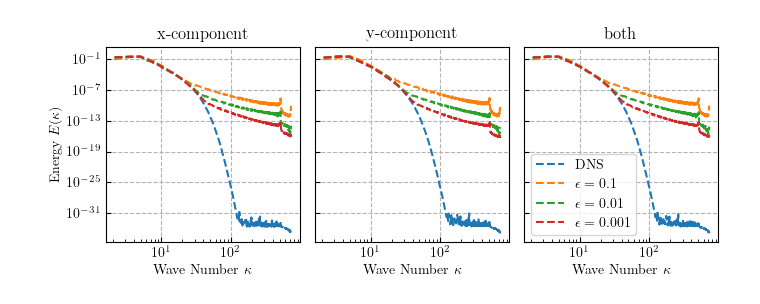
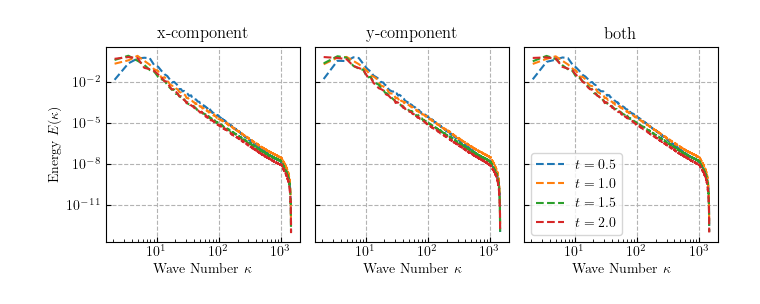
Before and after one commit to leolettuce/QIFS, a Jupyter notebook: Analysis/Energy_Spectrum_Analysis/tke.ipynb, the cells around one changed output. Cells and saved outputs as stored; diff of their text form; code cells hidden in the pictures.

Commit message:
updated energy spectrum analysis

```diff
--- a/Analysis/Energy_Spectrum_Analysis/tke.ipynb
+++ b/Analysis/Energy_Spectrum_Analysis/tke.ipynb
@@ -1,15 +1,24 @@
 # %%
 import numpy as np
 import matplotlib.pyplot as plt
+import os
 import matplotlib.transforms as mtransforms
+import matplotlib
+from scipy.optimize import curve_fit
+import json
+import tikzplotlib as tpl
+from TN_utils import *
 
 plt.rcParams['text.latex.preamble']=r"\usepackage{lmodern}"
 #Options
 params = {'text.usetex' : True,
           'font.size' : 10,
-          'font.family' : 'lmodern'
+          'font.family' : 'lmodern',
+          'text.latex.preamble' : r'\usepackage{amsmath}'
           }
 plt.rcParams.update(params)
+
+colors = plt.rcParams['axes.prop_cycle'].by_key()['color']
 # %%
 def energy_spectrum(u, v, dx=None, n_bins=None):
     N = len(u)
@@ -553,4 +682,6 @@ Energy = 118398431618.96318
 # %%
+# DT
+
 dx = None
 n_bins = None
 chi = None
@@ -558,71 +689,61 @@ fig = plt.figure(figsize=(7, 2.8))
 gs = fig.add_gridspec(1, 3)
 ax = gs.subplots(sharex=True, sharey=True)
 
-X, Y, u, v = np.load("/Users/Q556220/dev/TN_CFD/2D_TDJ/quimb/energy_spectrum/DT/QIS_DNS/velocity_10_2000_1.992187500000319.npy", allow_pickle=True)
+X, Y, u, v = np.load("DT/velocity_11_10000000.0_0.49804687500004635.npy", allow_pickle=True)
+X, Y, u_mean, v_mean = np.load("DT/mean_flow/mean_velocity_11_10000000.0_0.5.npy", allow_pickle=True)
+u = u - u_mean.T
+v = v - v_mean.T
 k_bin_centers, E_k_rad, E_k_1_rad, E_k_2_rad = energy_spectrum(u, v, dx, n_bins)
 k_bin_size = k_bin_centers[1] - k_bin_centers[0]
 print(f"Energy = {k_bin_size*np.sum(E_k_rad)}")
-ax[0].plot(k_bin_centers, E_k_1_rad/np.sum(E_k_1_rad), marker='', markersize=3, ls='--')
-ax[1].plot(k_bin_centers, E_k_2_rad/np.sum(E_k_2_rad), marker='', markersize=3, ls='--')
-ax[2].plot(k_bin_centers, E_k_rad/np.sum(E_k_rad), marker='', markersize=3, ls='--', label=r'DNS')
+ax[0].plot(k_bin_centers, E_k_1_rad/np.linalg.norm(E_k_1_rad), marker='', markersize=3, ls='--')
+ax[1].plot(k_bin_centers, E_k_2_rad/np.linalg.norm(E_k_2_rad), marker='', markersize=3, ls='--')
+ax[2].plot(k_bin_centers, E_k_rad/np.linalg.norm(E_k_rad), marker='', markersize=3, ls='--', label=r'$t=0.5$')
 
-k_DT_DNS = k_bin_centers
-E_k_DT_DNS = E_k_rad/np.sum(E_k_rad)
+k_DT_05 = k_bin_centers
+E_k_DT_05 = E_k_rad
 
-# X, Y, u, v = np.load("/Users/Q556220/dev/TN_CFD/2D_TDJ/quimb/energy_spectrum/DT/QIS_DNS/velocity_10_2000_1.992187500000319.npy", allow_pickle=True)
-# u = convert_to_VF2D(convert_to_MPS2D(u, chi=107))
-# v = convert_to_VF2D(convert_to_MPS2D(v, chi=107))
-# k_bin_centers, E_k_rad, E_k_1_rad, E_k_2_rad = energy_spectrum(u, v, dx, n_bins)
-# k_bin_size = k_bin_centers[1] - k_bin_centers[0]
-# print(f"Energy = {k_bin_size*np.sum(E_k_rad)}")
-# ax[0].plot(k_bin_centers, E_k_1_rad/np.sum(E_k_1_rad), marker='', markersize=3, ls='--')
-# ax[1].plot(k_bin_centers, E_k_2_rad/np.sum(E_k_2_rad), marker='', markersize=3, ls='--')
-# ax[2].plot(k_bin_centers, E_k_rad/np.sum(E_k_rad), marker='', markersize=3, ls='--', label=r'ref $\chi = 107$')
-
-u_mps = np.load("/Users/Q556220/dev/TN_CFD/2D_TDJ/quimb/energy_spectrum/DT/QIS_DNS/data_10_28_2000/u_time_1.99219.npy", allow_pickle=True)
-v_mps = np.load("/Users/Q556220/dev/TN_CFD/2D_TDJ/quimb/energy_spectrum/DT/QIS_DNS/data_10_28_2000/v_time_1.99219.npy", allow_pickle=True)
-u = convert_to_VF2D(convert_numpy_to_MPS(u_mps))
-v = convert_to_VF2D(convert_numpy_to_MPS(v_mps))
+X, Y, u, v = np.load("DT/velocity_11_10000000.0_0.9960937500001595.npy", allow_pickle=True)
+X, Y, u_mean, v_mean = np.load("DT/mean_flow/mean_velocity_11_10000000.0_1.0.npy", allow_pickle=True)
+u = u - u_mean.T
+v = v - v_mean.T
 k_bin_centers, E_k_rad, E_k_1_rad, E_k_2_rad = energy_spectrum(u, v, dx, n_bins)
 k_bin_size = k_bin_centers[1] - k_bin_centers[0]
 print(f"Energy = {k_bin_size*np.sum(E_k_rad)}")
-ax[0].plot(k_bin_centers, E_k_1_rad/np.sum(E_k_1_rad), marker='', markersize=3, ls='--')
-ax[1].plot(k_bin_centers, E_k_2_rad/np.sum(E_k_2_rad), marker='', markersize=3, ls='--')
-ax[2].plot(k_bin_centers, E_k_rad/np.sum(E_k_rad), marker='', markersize=3, ls='--', label=r'$\epsilon=0.1$')
+ax[0].plot(k_bin_centers, E_k_1_rad/np.linalg.norm(E_k_1_rad), marker='', markersize=3, ls='--')
+ax[1].plot(k_bin_centers, E_k_2_rad/np.linalg.norm(E_k_2_rad), marker='', markersize=3, ls='--')
+ax[2].plot(k_bin_centers, E_k_rad/np.linalg.norm(E_k_rad), marker='', markersize=3, ls='--', label=r'$t=1.0$')
 
-k_DT_QIS01 = k_bin_centers
-E_k_DT_QIS01 = E_k_rad/np.sum(E_k_rad)
+k_DT_10 = k_bin_centers
+E_k_DT_10 = E_k_rad
 
-u_mps = np.load("/Users/Q556220/dev/TN_CFD/2D_TDJ/quimb/energy_spectrum/DT/QIS_DNS/data_10_60_2000/u_time_1.99219.npy", allow_pickle=True)
-v_mps = np.load("/Users/Q556220/dev/TN_CFD/2D_TDJ/quimb/energy_spectrum/DT/QIS_DNS/data_10_60_2000/v_time_1.99219.npy", allow_pickle=True)
-u = convert_to_VF2D(convert_numpy_to_MPS(u_mps))
-v = convert_to_VF2D(convert_numpy_to_MPS(v_mps))
+X, Y, u, v = np.load("DT/velocity_11_10000000.0_1.494140624999711.npy", allow_pickle=True)
+X, Y, u_mean, v_mean = np.load("DT/mean_flow/mean_velocity_11_10000000.0_1.5.npy", allow_pickle=True)
+u = u - u_mean.T
+v = v - v_mean.T
 k_bin_centers, E_k_rad, E_k_1_rad, E_k_2_rad = energy_spectrum(u, v, dx, n_bins)
 k_bin_size = k_bin_centers[1] - k_bin_centers[0]
 print(f"Energy = {k_bin_size*np.sum(E_k_rad)}")
-ax[0].plot(k_bin_centers, E_k_1_rad/np.sum(E_k_1_rad), marker='', markersize=3, ls='--')
-ax[1].plot(k_bin_centers, E_k_2_rad/np.sum(E_k_2_rad), marker='', markersize=3, ls='--')
-ax[2].plot(k_bin_centers, E_k_rad/np.sum(E_k_rad), marker='', markersize=3, ls='--', label=r'$\epsilon=0.01$')
+ax[0].plot(k_bin_centers, E_k_1_rad/np.linalg.norm(E_k_1_rad), marker='', markersize=3, ls='--')
+ax[1].plot(k_bin_centers, E_k_2_rad/np.linalg.norm(E_k_2_rad), marker='', markersize=3, ls='--')
+ax[2].plot(k_bin_centers, E_k_rad/np.linalg.norm(E_k_rad), marker='', markersize=3, ls='--', label=r'$t=1.5$')
 
-k_DT_QIS001 = k_bin_centers
-E_k_DT_QIS001 = E_k_rad/np.sum(E_k_rad)
+k_DT_15 = k_bin_centers
+E_k_DT_15 = E_k_rad
 
-u_mps = np.load("/Users/Q556220/dev/TN_CFD/2D_TDJ/quimb/energy_spectrum/DT/QIS_DNS/data_10_107_2000/u_time_1.99219.npy", allow_pickle=True)
-v_mps = np.load("/Users/Q556220/dev/TN_CFD/2D_TDJ/quimb/energy_spectrum/DT/QIS_DNS/data_10_107_2000/v_time_1.99219.npy", allow_pickle=True)
-u = convert_to_VF2D(convert_numpy_to_MPS(u_mps))
-v = convert_to_VF2D(convert_numpy_to_MPS(v_mps))
+X, Y, u, v = np.load("DT/velocity_11_10000000.0_1.992187499999258.npy", allow_pickle=True)
+X, Y, u_mean, v_mean = np.load("DT/mean_flow/mean_velocity_11_10000000.0.npy", allow_pickle=True)
+u = u - u_mean.T
+v = v - v_mean.T
 k_bin_centers, E_k_rad, E_k_1_rad, E_k_2_rad = energy_spectrum(u, v, dx, n_bins)
 k_bin_size = k_bin_centers[1] - k_bin_centers[0]
 print(f"Energy = {k_bin_size*np.sum(E_k_rad)}")
-ax[0].plot(k_bin_centers, E_k_1_rad/np.sum(E_k_1_rad), marker='', markersize=3, ls='--')
-ax[1].plot(k_bin_centers, E_k_2_rad/np.sum(E_k_2_rad), marker='', markersize=3, ls='--')
-ax[2].plot(k_bin_centers, E_k_rad/np.sum(E_k_rad), marker='', markersize=3, ls='--', label=r'$\epsilon=0.001$')
-# ax[2].loglog(k_bin_centers, k_bin_centers**-3*np.log(k_bin_centers)**(-1/3), marker='o', markersize=3, ls='--')
+ax[0].plot(k_bin_centers, E_k_1_rad/np.linalg.norm(E_k_1_rad), marker='', markersize=3, ls='--')
+ax[1].plot(k_bin_centers, E_k_2_rad/np.linalg.norm(E_k_2_rad), marker='', markersize=3, ls='--')
+ax[2].plot(k_bin_centers, E_k_rad/np.linalg.norm(E_k_rad), marker='', markersize=3, ls='--', label=r'$t=2.0$')
 
-k_DT_QIS0001 = k_bin_centers
-E_k_DT_QIS0001 = E_k_rad/np.sum(E_k_rad)
-
-# ax[2].loglog(k_bin_centers, k_bin_centers**(-5/3))
+k_DT_20 = k_bin_centers
+E_k_DT_20 = E_k_rad
 
 ax[0].set_xlabel(r"Wave Number $\kappa$")
 ax[0].set_ylabel(r"Energy $E(\kappa)$")
@@ -654,8 +775,6 @@ ax[2].set_xscale('log')
 ax[0].set_title("x-component")
 ax[1].set_title("y-component")
 ax[2].set_title("both")
-if chi is not None:
-    fig.suptitle(r"$\chi = $"+f"{chi}", fontsize=14)
 
 fig.tight_layout()
 plt.show()
@@ -667 +786 @@ Energy = 25365400743.157658
-[figure, old version]
+[figure, new version]
```
Also changed, not shown: parts of 20 cells of this notebook, 26 other files.
